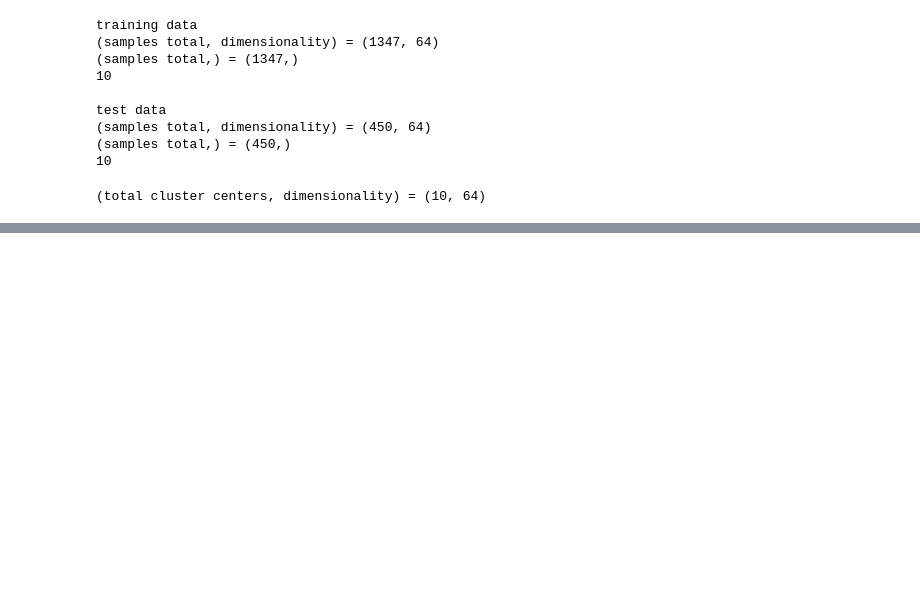
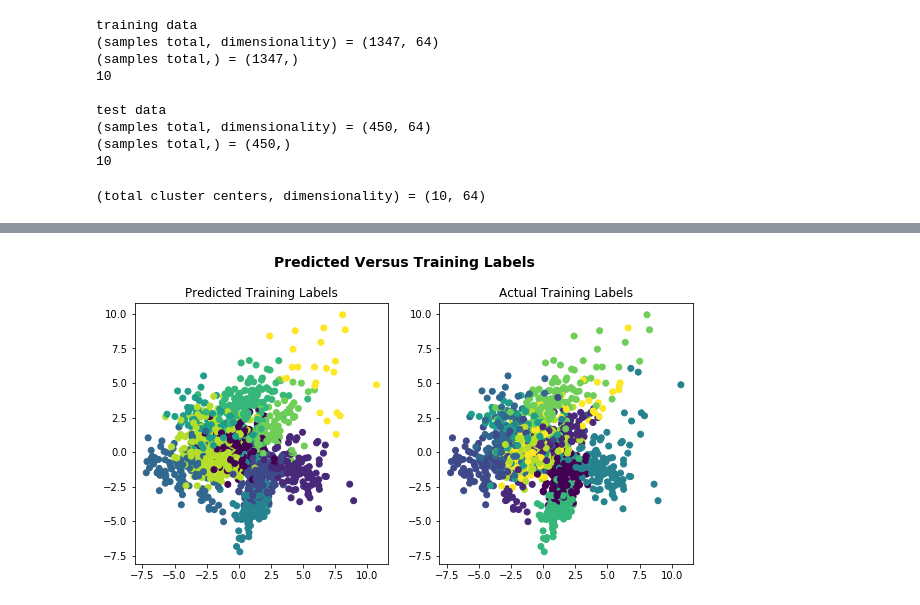
Before and after one commit to pfowenli/data-science-in-python, a Jupyter notebook: Scikit-Learn/scikit-learn-digits-dataset.ipynb, the cells around one changed output, grey strips where cells are left out. Saved outputs shown, nothing was run; the diff lists cells and outputs as text; code cells hidden in the pictures; blank space fills up the shorter version.

```diff
--- a/Scikit-Learn/scikit-learn-digits-dataset.ipynb
+++ b/Scikit-Learn/scikit-learn-digits-dataset.ipynb
@@ -285,0 +311,24 @@ hit rate: 4 / 450
+# %%
+# fit the digits data to the PCA model
+X_pca = PCA(n_components=2).fit_transform(X_train)
+
+# compute cluster centers and predict cluster index for each sample
+clusters = clf.fit_predict(X_train)
+
+# create a plot with 2 subplots
+fig, ax = plt.subplots(1, 2, figsize=(10, 5))
+
+# adjust layout
+fig.suptitle('Predicted Versus Training Labels', fontsize=14, fontweight='bold')
+fig.subplots_adjust(top=0.85)
+
+# add scatterplots
+ax[0].scatter(X_pca[:, 0], X_pca[:, 1], c=clusters)
+ax[0].set_title('Predicted Training Labels')
+ax[1].scatter(X_pca[:, 0], X_pca[:, 1], c=y_train)
+ax[1].set_title('Actual Training Labels')
+
+# show the results
+plt.show()
+# %% [output]
+[figure, added]
```
Also changed, not shown: parts of 18 cells of this notebook.
